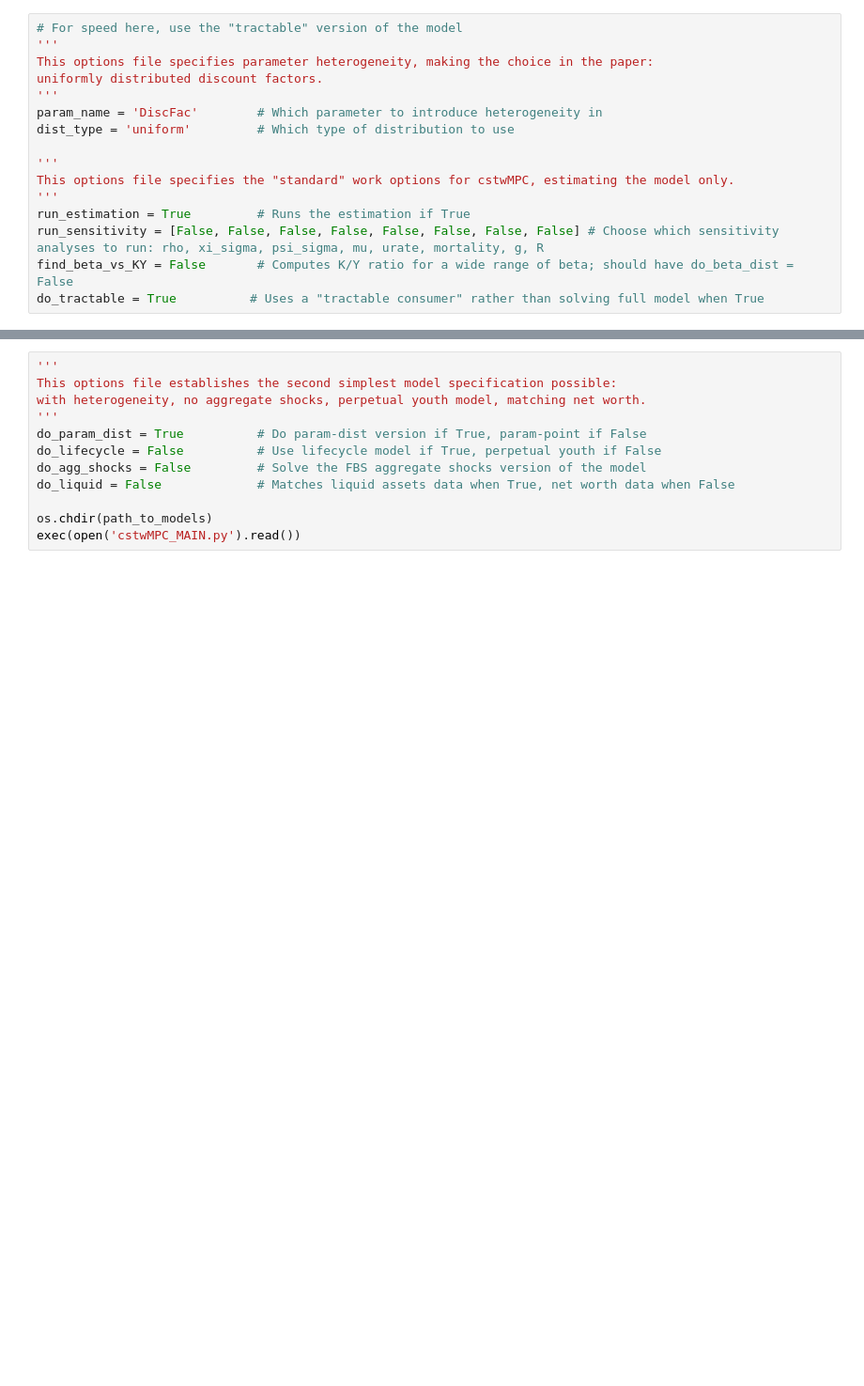
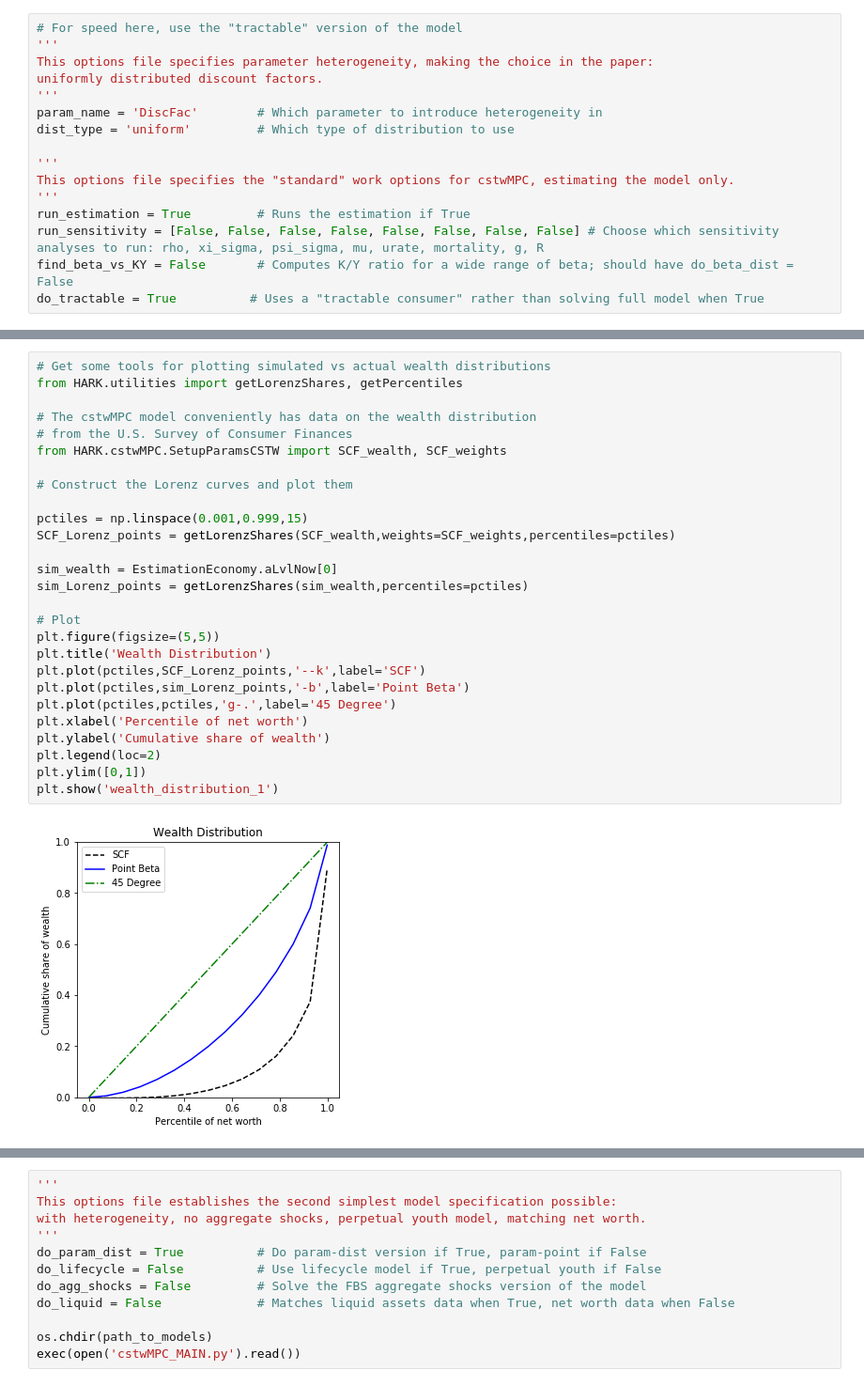
Before and after one commit to llorracc/cstwMPC, a Jupyter notebook: cstwMPC.ipynb, the cells around one changed output, grey strips where cells are left out. Shown: that part at 94% size. Drawn from its saved outputs; the diff is of its cells as text; blank space fills up the shorter version.

```diff
--- a/cstwMPC.ipynb
+++ b/cstwMPC.ipynb
@@ -211,3 +186,32 @@ Average MPC in the top decile of y is 0.078
 and 0.796% are in the top wealth quintile.
 
 These results have been saved to ./Code/Results/PYbetaPointIndNetWorth.txt
+# %%
+# Get some tools for plotting simulated vs actual wealth distributions
+from HARK.utilities import getLorenzShares, getPercentiles
+
+# The cstwMPC model conveniently has data on the wealth distribution
+# from the U.S. Survey of Consumer Finances
+from HARK.cstwMPC.SetupParamsCSTW import SCF_wealth, SCF_weights
+
+# Construct the Lorenz curves and plot them
+
+pctiles = np.linspace(0.001,0.999,15)
+SCF_Lorenz_points = getLorenzShares(SCF_wealth,weights=SCF_weights,percentiles=pctiles)
+
+sim_wealth = EstimationEconomy.aLvlNow[0]
+sim_Lorenz_points = getLorenzShares(sim_wealth,percentiles=pctiles)
+
+# Plot
+plt.figure(figsize=(5,5))
+plt.title('Wealth Distribution')
+plt.plot(pctiles,SCF_Lorenz_points,'--k',label='SCF')
+plt.plot(pctiles,sim_Lorenz_points,'-b',label='Point Beta')
+plt.plot(pctiles,pctiles,'g-.',label='45 Degree')
+plt.xlabel('Percentile of net worth')
+plt.ylabel('Cumulative share of wealth')
+plt.legend(loc=2)
+plt.ylim([0,1])
+plt.show('wealth_distribution_1')
+# %% [output]
+[figure, added]
```
Also changed, not shown: parts of 3 cells of this notebook, 1 other file.
